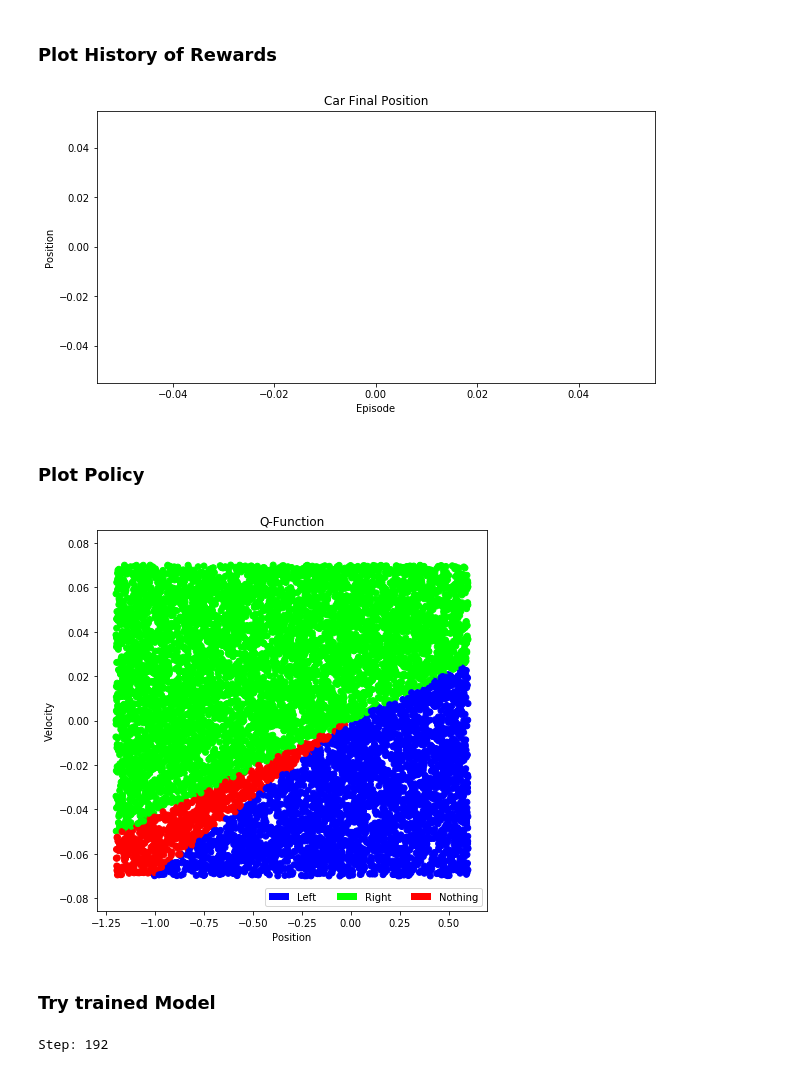
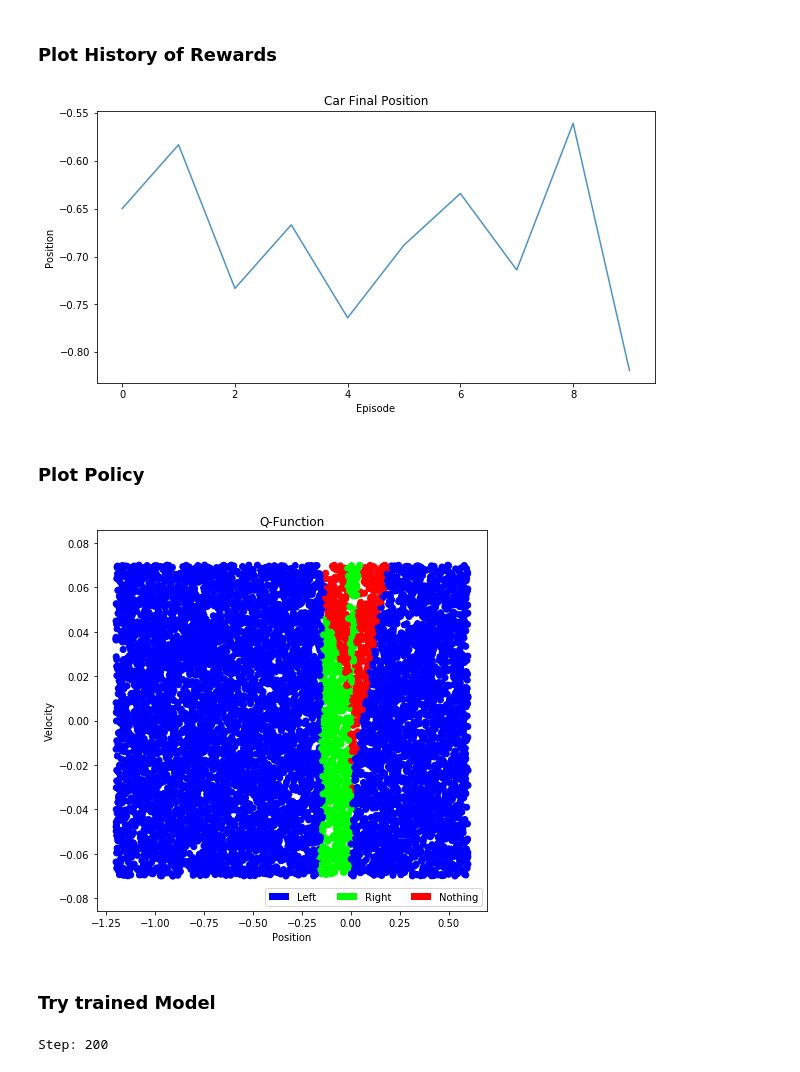
Before and after one commit to PacktPublishing/Deep-Reinforcement-with-PyTorch-and-TensorFlow, a Jupyter notebook: notebooks/q_learning/simple_deep_q_learning_tf_2.ipynb, the cells around one changed output. Drawn from its saved outputs; the diff is of its cells as text; code cells hidden in the pictures.

Commit message:
gradient tape to solve missing backprop; another torch issues fixed

```diff
--- a/notebooks/q_learning/simple_deep_q_learning_tf_2.ipynb
+++ b/notebooks/q_learning/simple_deep_q_learning_tf_2.ipynb
@@ -45,7 +45,7 @@ learning_rate = 0.001
 max_position = -0.4
 loss_history = []
 reward_history = []
-episodes = 3000
+episodes = 10
 successes = 0
 position = []
 # %% [markdown]
@@ -95,7 +95,7 @@ class Q_func_approx:
             tf.keras.layers.Dense(self.action_space)
         ])
 
-    @tf.function
+    #@tf.function
     def forward(self, x, is_training=True):
         # Convert state to tensor
         #state = torch.from_numpy(x).type(torch.FloatTensor)
@@ -107,14 +107,12 @@ class Q_func_approx:
         return res[0]
 
 
-    @tf.function
+    #@tf.function
     def train(self, loss_fn, optimizer, Q, Q_target):
-        with tf.GradientTape() as tape:
-            loss = loss_fn(Q, Q_target)
+        loss = loss_fn(Q, Q_target)
 
         gradients = tape.gradient(loss, self.model.trainable_variables)
         optimizer.apply_gradients(zip(gradients, self.model.trainable_variables))
-        optimizer.step()
 
         return loss
 # %% [markdown]
@@ -239,41 +239,43 @@ plt.title('Car Final Position')
 plt.savefig('Final Position.png')
 plt.show()
 # %% [output]
-[figure, old version]
+[figure, new version]
 # %% [markdown]
 ### Plot Policy
 # %%
 import matplotlib.patches as mpatches
 from matplotlib.colors import ListedColormap
 
 X = np.random.uniform(-1.2, 0.6, 10000)
 Y = np.random.uniform(-0.07, 0.07, 10000)
 Z = []
 for i in range(len(X)):
     # Get the best action for the distribution of states
-    _, temp = torch.max(q_func(np.array([X[i],Y[i]])), dim =-1)
-    z = temp.item()
+    #_, temp = torch.max(q_func(np.array([X[i],Y[i]])), dim =-1)
+    temp = tf.math.argmax(q_func.forward(np.array([X[i],Y[i]])))
+
+    z = temp.numpy()
     Z.append(z)
 Z = pd.Series(Z)
 colors = {0:'blue',1:'lime',2:'red'}
 colors = Z.apply(lambda x:colors[x])
 labels = ['Left','Right','Nothing']
 
 fig = plt.figure(3, figsize=[7,7])
 ax = fig.gca()
 plt.set_cmap('brg')
 surf = ax.scatter(X,Y, c=Z)
 ax.set_xlabel('Position')
 ax.set_ylabel('Velocity')
 ax.set_title('Q-Function')
 recs = []
 for i in range(0,env.action_space.n):
      recs.append(mpatches.Rectangle((0,0),1,1,fc=sorted(colors.unique())[i]))
 plt.legend(recs,labels,loc=4,ncol=env.action_space.n)
 fig.savefig('Q_function.png')
 plt.show()
 # %% [output]
-[figure, old version]
+[figure, new version]
 # %% [markdown]
 ### Try trained Model
 # %%
@@ -281,9 +283,9 @@ state = env.reset()
 done = False
 step = 0
 while not done:
-    Q = q_func(state)
-    _, action = torch.max(Q, -1)
-    action = action.item()
+    Q = q_func.forward(state)
+    action = tf.math.argmax(Q)
+    action = action.numpy()
 
     next_state, reward, done, info = env.step(action)
     state = next_state
@@ -292,4 +294,4 @@ while not done:
     env.render()
     clear_output(wait=True)
 # %% [output]
-Step: 192
+Step: 200
```
Also changed, not shown: parts of 1 cell of this notebook.
